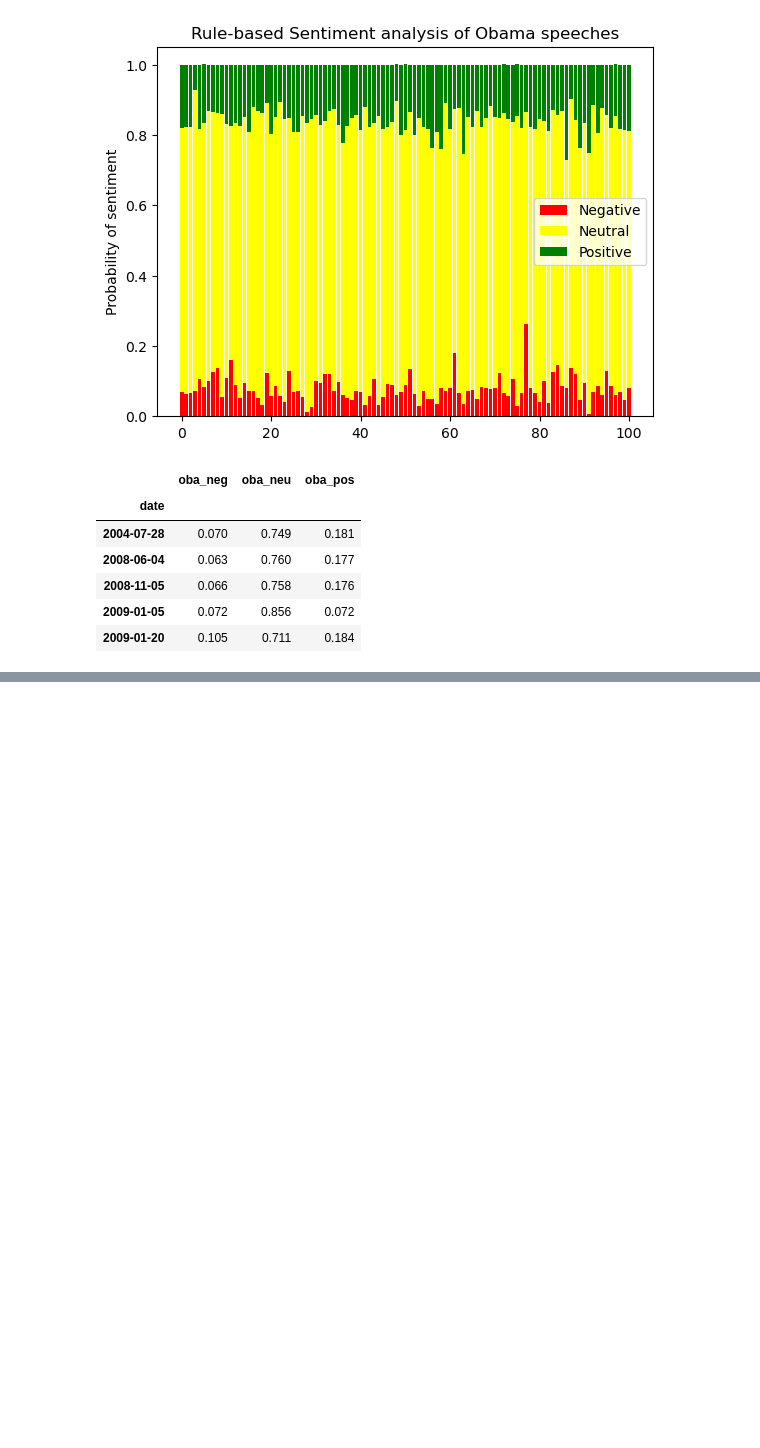
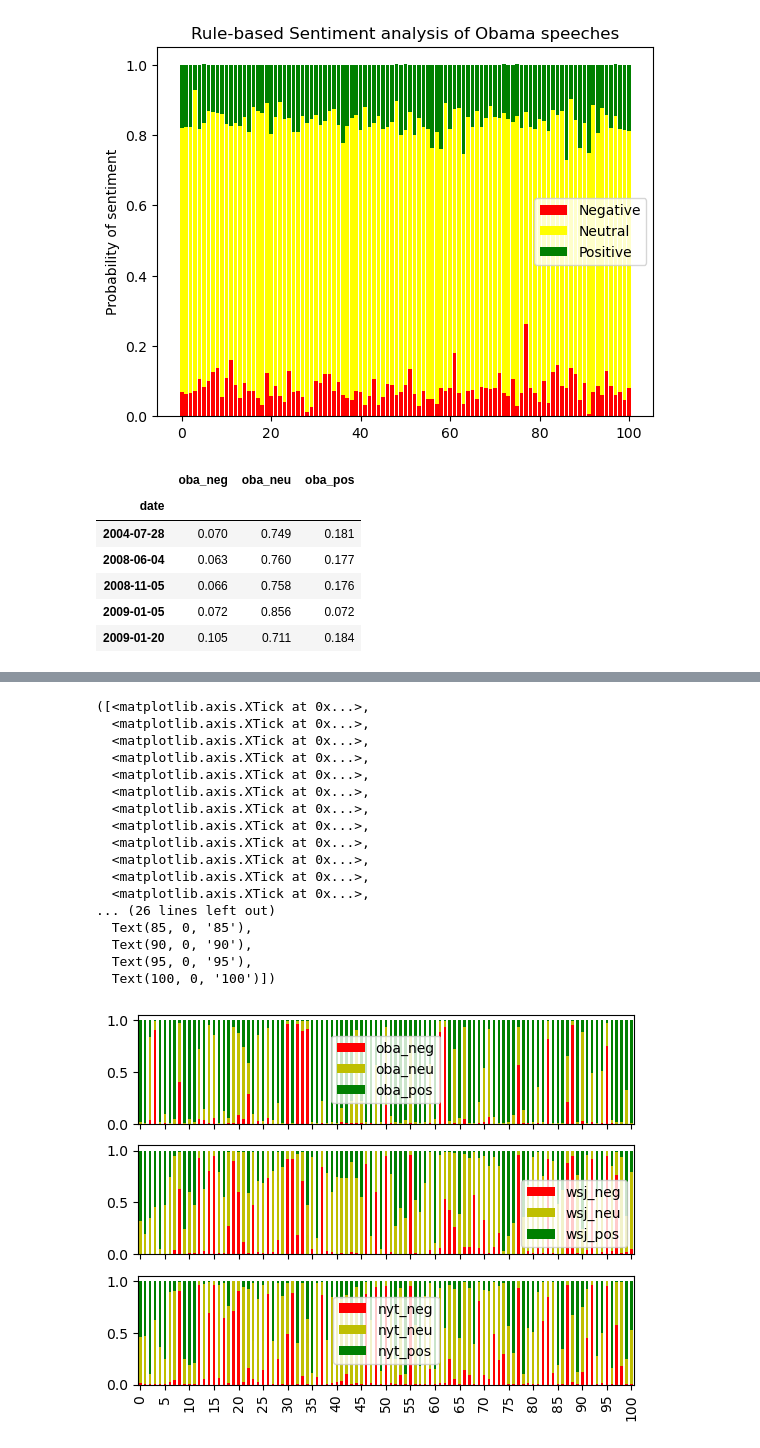
Before and after one commit to pday2/ObamaNLP, a Jupyter notebook: PosNegSentiment.ipynb, the cells around one changed output, grey strips where cells are left out. Cells and saved outputs as stored; diff of their text form; code cells hidden in the pictures; blank space fills up the shorter version.

```diff
--- a/PosNegSentiment.ipynb
+++ b/PosNegSentiment.ipynb
@@ -105,0 +236,20 @@ data = pd.read_csv('nonEmotiondata.csv')
+# %%
+#Now let's compare WSJ and NYT Article Graphs
+data['wsj_results']=analyzer.predict(data['text_wsj'])
+data['nyt_results']=analyzer.predict(data['text_nyt'])
+
+data['wsj_pos']=0
+data['wsj_neu']=0
+data['wsj_neg']=0
+for i in range(0,len(data)):
+    data['wsj_pos'][i]=data['wsj_results'][i].probas.get('POS')
+    data['wsj_neu'][i]=data['wsj_results'][i].probas.get('NEU')
+    data['wsj_neg'][i]=data['wsj_results'][i].probas.get('NEG')
+
+data['nyt_pos']=0
+data['nyt_neu']=0
+data['nyt_neg']=0
+for i in range(0,len(data)):
+    data['nyt_pos'][i]=data['nyt_results'][i].probas.get('POS')
+    data['nyt_neu'][i]=data['nyt_results'][i].probas.get('NEU')
+    data['nyt_neg'][i]=data['nyt_results'][i].probas.get('NEG')
@@ -105,0 +274,25 @@ data = pd.read_csv('nonEmotiondata.csv')
+# %%
+fig, (ax1,ax2,ax3)=plt.subplots(3,sharex=True)
+data.plot.bar(ax=ax1,y=['oba_neg','oba_neu','oba_pos'],stacked=True,color=['r','y','g'])
+data.plot.bar(ax=ax2,y=['wsj_neg','wsj_neu','wsj_pos'],stacked=True,color=['r','y','g'])
+data.plot.bar(ax=ax3,y=['nyt_neg','nyt_neu','nyt_pos'],stacked=True,color=['r','y','g'])
+plt.xticks(ticks,labels)
+# %% [output]
+([<matplotlib.axis.XTick at 0x...>,
+  <matplotlib.axis.XTick at 0x...>,
+  <matplotlib.axis.XTick at 0x...>,
+  <matplotlib.axis.XTick at 0x...>,
+  <matplotlib.axis.XTick at 0x...>,
+  <matplotlib.axis.XTick at 0x...>,
+  <matplotlib.axis.XTick at 0x...>,
+  <matplotlib.axis.XTick at 0x...>,
+  <matplotlib.axis.XTick at 0x...>,
+  <matplotlib.axis.XTick at 0x...>,
+  <matplotlib.axis.XTick at 0x...>,
+  <matplotlib.axis.XTick at 0x...>,
+... (26 lines left out)
+  Text(85, 0, '85'),
+  Text(90, 0, '90'),
+  Text(95, 0, '95'),
+  Text(100, 0, '100')])
+[figure, added]
```
Also changed, not shown: parts of 16 cells of this notebook.
